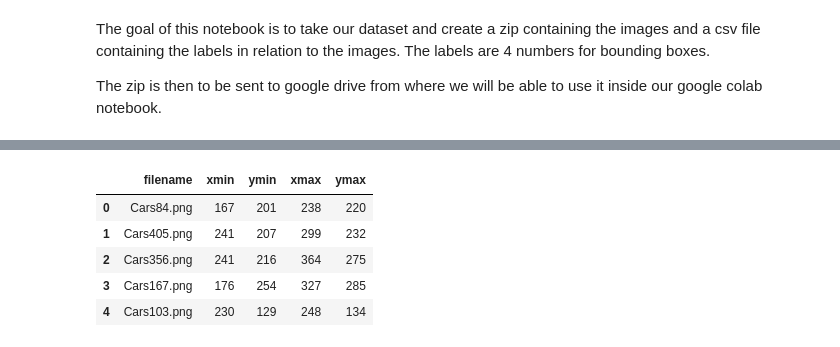
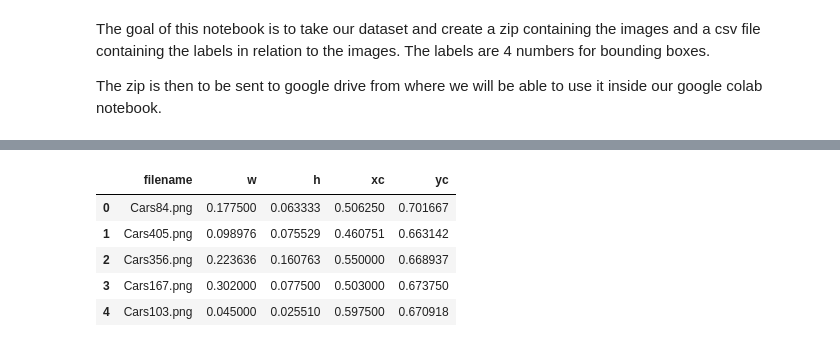
Before and after one commit to damirch/alpr, a Jupyter notebook: preprocess.ipynb, the cells around one changed output, grey strips where cells are left out. Cells and saved outputs as stored; diff of their text form; code cells hidden in the pictures.

Commit message:
better preprocessing
csv is created with normalized values to limit data processing on collab

```diff
--- a/preprocess.ipynb
+++ b/preprocess.ipynb
@@ -81,21 +83,27 @@ ax.add_patch(rect)
 # %%
 # create a dataframe that holds the bounding box information for each image
-df = pd.DataFrame(columns=['filename', 'xmin', 'ymin', 'xmax', 'ymax'])
+df = pd.DataFrame(columns=['filename', 'w', 'h', 'xc', 'yc'])
 for filename in tqdm(image_filenames[0][2]):
     annotation = filename.split('.')[0] + '.xml'
     annotation_path = path.join(ANNOTATIONS_PATH, annotation)
     plate = PlateBoundingBox(annotation_path)
-    new_row = pd.DataFrame({'filename': filename, 'xmin': plate.xmin, 'ymin': plate.ymin, 'xmax': plate.xmax, 'ymax': plate.ymax}, index=[0])
+    new_row = pd.DataFrame({
+        'filename': filename,
+        'w': plate.width01,
+        'h': plate.height01,
+        'xc': plate.center01[0],
+        'yc': plate.center01[1],
+    }, index=[0])
     df = pd.concat([df, new_row], ignore_index=True)
 
 df.head()
 # %% [output]
-|  | filename | xmin | ymin | xmax | ymax |
-| 0 | Cars84.png | 167 | 201 | 238 | 220 |
-| 1 | Cars405.png | 241 | 207 | 299 | 232 |
-| 2 | Cars356.png | 241 | 216 | 364 | 275 |
-| 3 | Cars167.png | 176 | 254 | 327 | 285 |
-| 4 | Cars103.png | 230 | 129 | 248 | 134 |
+|  | filename | w | h | xc | yc |
+| 0 | Cars84.png | 0.177500 | 0.063333 | 0.506250 | 0.701667 |
+| 1 | Cars405.png | 0.098976 | 0.075529 | 0.460751 | 0.663142 |
+| 2 | Cars356.png | 0.223636 | 0.160763 | 0.550000 | 0.668937 |
+| 3 | Cars167.png | 0.302000 | 0.077500 | 0.503000 | 0.673750 |
+| 4 | Cars103.png | 0.045000 | 0.025510 | 0.597500 | 0.670918 |
 # %%
 # zip ./archive/images with the dataframe exported as csv
 
```
Also changed, not shown: parts of 5 cells of this notebook, 3 other files.
